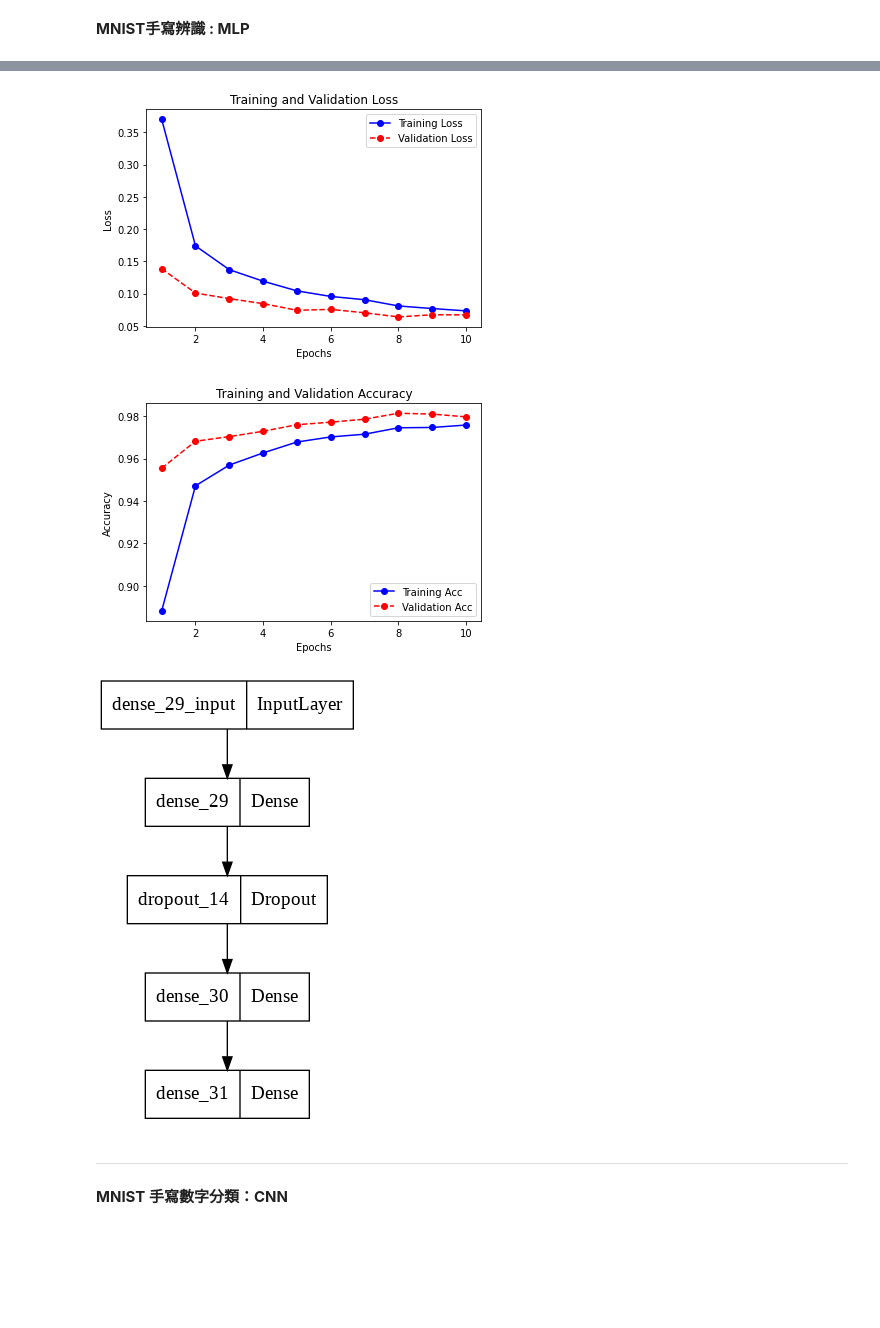
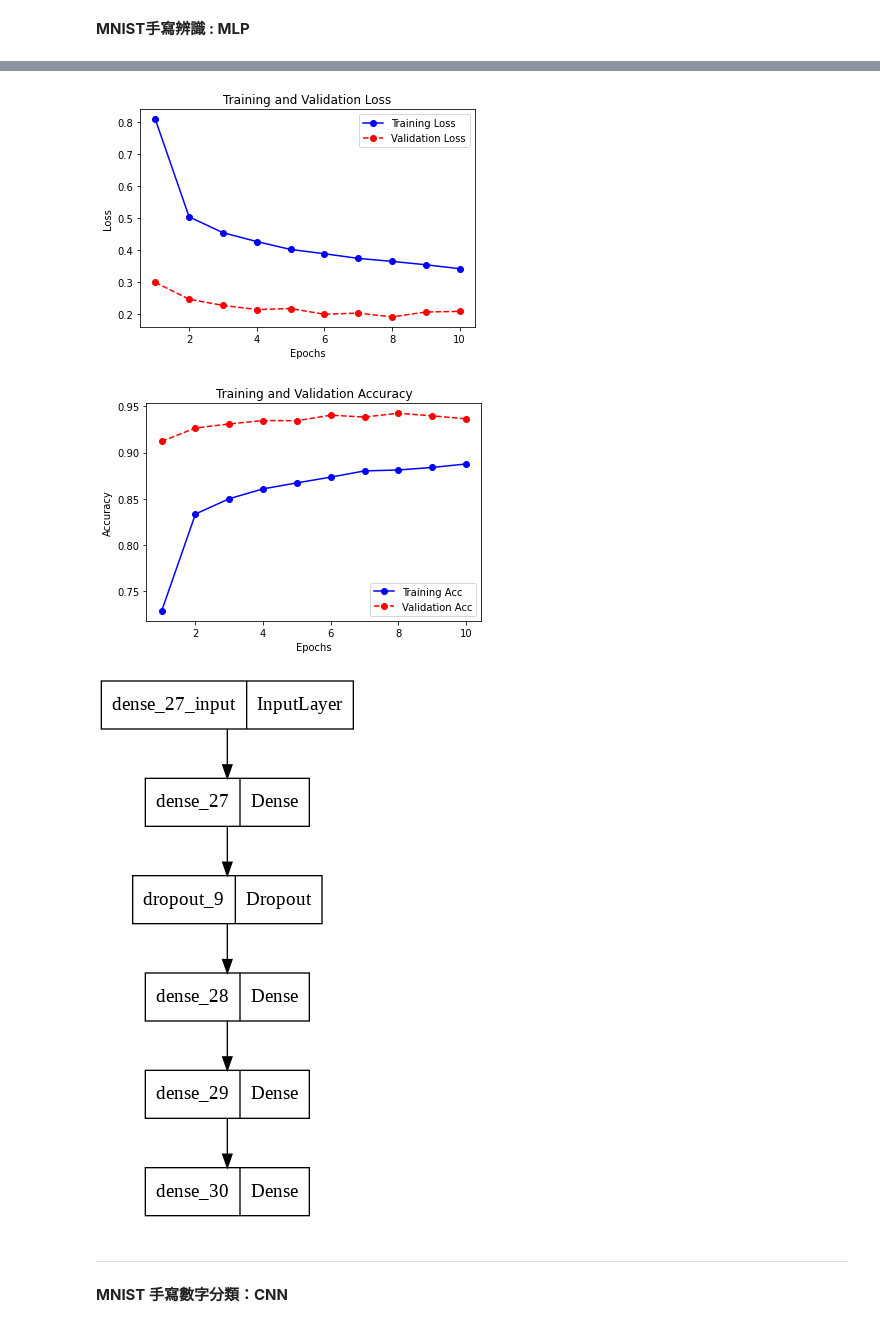
Before and after one commit to alan-chen-lab/MNIST, a Jupyter notebook: MNIST手寫辨識.ipynb, the cells around one changed output, grey strips where cells are left out. Cells and saved outputs as stored; diff of their text form; code cells hidden in the pictures; blank space fills up the shorter version.

```diff
--- a/MNIST手寫辨識.ipynb
+++ b/MNIST手寫辨識.ipynb
@@ -18,6 +18,8 @@ np.random.seed(seed)
 # 將 28*28 圖片轉換成 784 的向量
 X_train = X_train.reshape(X_train.shape[0], 28*28).astype("float32")
 X_test = X_test.reshape(X_test.shape[0], 28*28).astype("float32")
+print(X_train.shape[0], 'train samples')
+print(X_test.shape[0], 'test samples')
 # 因為是固定範圍, 所以執行正規化, 從 0-255 至 0-1
 X_train = X_train / 255
 X_test = X_test / 255
@@ -26,9 +28,10 @@ Y_train = to_categorical(Y_train)
 Y_test = to_categorical(Y_test)
 # 定義模型
 model = Sequential()
-model.add(Dense(256, input_dim=28*28, activation="relu"))
+model.add(Dense(32, input_dim=28*28, activation="relu"))
 model.add(Dropout(0.5))
-model.add(Dense(256, activation="relu"))
+model.add(Dense(64, activation="relu"))
+model.add(Dense(128, activation="relu"))
 model.add(Dense(10, activation="softmax"))
 model.summary()   # 顯示模型摘要資訊
 # 編譯模型
@@ -93,6 +96,6 @@ _________________________________________________________________
-[figure, old version]
+[figure, new version]
-[figure, old version]
+[figure, new version]
-[figure, old version]
+[figure, new version]
 # %% [markdown]
 
 
```
Also changed, not shown: parts of 3 cells of this notebook.
